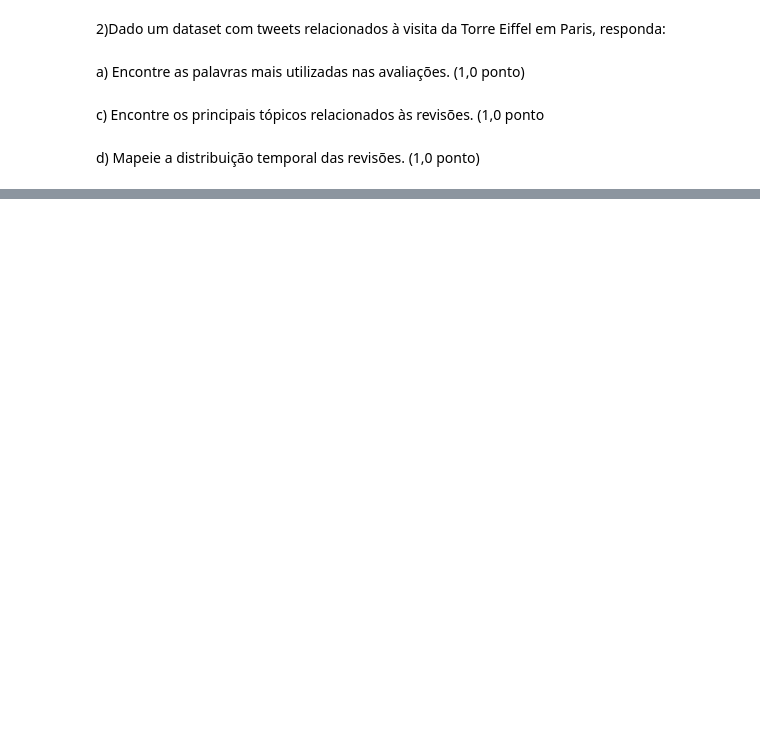
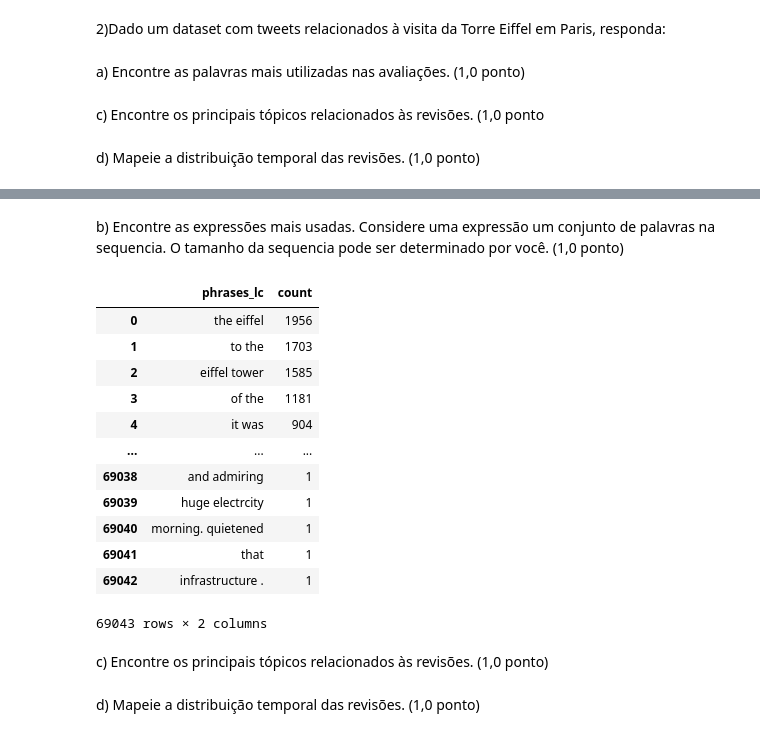
Before and after one commit to VicMisael/MapReduceNuvem2022, a Jupyter notebook: MapReduce.ipynb, the cells around one changed output, grey strips where cells are left out. Saved outputs shown, nothing was run; the diff lists cells and outputs as text; code cells hidden in the pictures; blank space fills up the shorter version.

```diff
--- a/MapReduce.ipynb
+++ b/MapReduce.ipynb
@@ -300,0 +363,53 @@ d) Mapeie a distribuição temporal das revisões. (1,0 ponto)
+# %% [markdown]
+b) Encontre as expressões mais usadas. Considere uma expressão um conjunto
+de palavras na sequencia. O tamanho da sequencia pode ser determinado por
+você. (1,0 ponto)
+# %%
+def phrases(inputstr,phraselen):
+    phrases=[]
+    if(inputstr is None):
+        return []
+    values=inputstr.split(" ")
+    counter=0
+    newstr=""
+    i=0
+    while i<len(values) and i<30:
+        j=0
+        newstr=""
+        while j<phraselen and (j+i)<len(values):
+            newstr=newstr+values[j+i]+" "
+            j+=1
+        i+=1
+        phrases.append(newstr)
+
+    return phrases
+
+phrasesUDF= udf(lambda z:phrases(z,3),ArrayType(StringType()))
+# %%
+
+
+parsed_phrases=df_eiffel_tower_timestamp.withColumn("sentences",phrasesUDF("text"))\
+.withColumn("phrases",explode("sentences"))\
+.withColumn("phrases_lc",lower(col("phrases")))
+
+parsed_phrases.toPandas()
+counted_phrases=parsed_phrases.groupBy("phrases_lc").count().sort("count",ascending=False)
+counted_phrases.toPandas()
+# %% [output]
+|  | phrases_lc | count |
+| 0 | the eiffel | 1956 |
+| 1 | to the | 1703 |
+| 2 | eiffel tower | 1585 |
+| 3 | of the | 1181 |
+| 4 | it was | 904 |
+| ... | ... | ... |
+| 69038 | and admiring | 1 |
+| 69039 | huge electrcity | 1 |
+| 69040 | morning. quietened | 1 |
+| 69041 | that | 1 |
+| 69042 | infrastructure . | 1 |
+69043 rows × 2 columns
+# %% [markdown]
+c) Encontre os principais tópicos relacionados às revisões. (1,0 ponto)
+# %% [markdown]
+d) Mapeie a distribuição temporal das revisões. (1,0 ponto)
```
Also changed, not shown: parts of 25 cells of this notebook.
